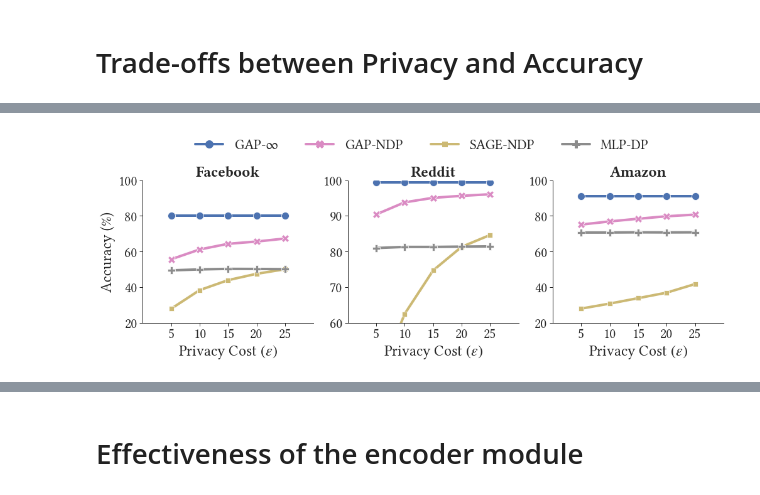
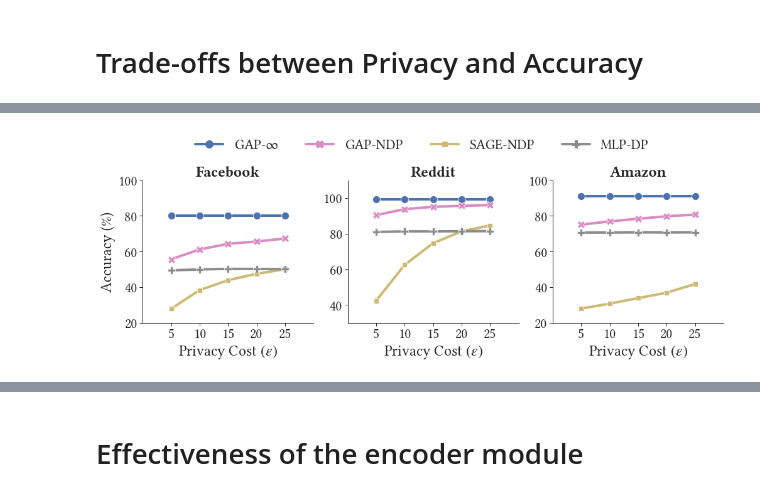
Before and after one commit to sisaman/GAP, a Jupyter notebook: results.ipynb, the cells around one changed output, grey strips where cells are left out. Saved outputs shown, nothing was run; the diff lists cells and outputs as text; code cells hidden in the pictures.

```diff
--- a/results.ipynb
+++ b/results.ipynb
@@ -27,24 +28,15 @@ wandb_user = 'sisaman'
 wandb_project = 'GAP'
 # %%
 api = wandb.Api()
-
-# Project is specified by <entity/project-name>
-runs = api.runs(f"{wandb_user}/{wandb_project}")
+runs = api.runs(f"{wandb_user}/{wandb_project}", per_page=2000)
 
 data_list = []
-
 for run in track(runs):
     data = {}
-    # .summary contains the output keys/values for metrics like accuracy.
-    #  We call ._json_dict to omit large files
     data.update(run.summary._json_dict)
-
-    # .config contains the hyperparameters.
-    #  We remove special values that start with _.
     data.update(run.config)
-
-    # .name is the human-readable name of the run.
     data['id'] = run.name
     data['name'] = {'GAP-INF': 'GAP-$\infty$', 'SAGE-INF': 'SAGE-$\infty$'}.get(data['name'], data['name'])
+    data['epsilon'] = float(data['epsilon'])
     data_list.append(data)
 # %% [output]
@@ -124,13 +116,14 @@ df = pd.DataFrame(data_list)
 df = df.filter(items=cols)
 df = df[df['name'].isin(methods)]
 df = df[df['dataset'].isin(datasets)]
+df = df[df['epsilon'].isin(epsilons+[0,np.inf])]
 
 # select best models based on valication accuracy
 idx = df.groupby(['dataset', 'name', 'epsilon'])['val/acc_mean'].idxmax().values
 df = df.loc[idx]
 
 # expand epsilon for methods with eps=0 or eps=inf
-df['epsilon'] = df['epsilon'].apply(lambda eps: epsilons if eps in ('Infinity',0) else eps)
+df['epsilon'] = df['epsilon'].apply(lambda eps: epsilons if eps in (np.inf, 0) else eps)
 df = df.explode(column='epsilon')
 df = df.reset_index(drop=True)
 
@@ -147,9 +140,9 @@ for dataset, ax in zip(datasets, g.axes[0]):
     ax.set_title(label=dataset.capitalize(), fontdict={'fontweight': 'bold'}, )
 
 g.axes[0][0].set(ylim=(40,90),ylabel='Accuracy (%)')
-g.axes[0][1].set(ylim=(73,103),yticks=range(75,105,5))
+g.axes[0][1].set(ylim=(70,105),yticks=range(75,105,5))
 g.axes[0][2].set_ylim(60,100)
 g.fig.subplots_adjust(hspace=0.4, wspace=0.2)
 g.fig.set_figwidth(16)
-g.savefig('figs/edge.pdf')
+g.savefig('figs/edge1.pdf')
 # %% [output]
@@ -164,36 +198,37 @@ df = pd.DataFrame(data_list)
 df = df.filter(items=cols)
 df = df[df['name'].isin(methods)]
 df = df[df['dataset'].isin(datasets)]
+df = df[df['epsilon'].isin(epsilons+[0,np.inf])]
 
 # select best models based on valication accuracy
 idx = df.groupby(['dataset', 'name', 'epsilon'])['val/acc_mean'].idxmax().values
 df = df.loc[idx]
 
 # expand epsilon for methods with eps=0 or eps=inf
-df['epsilon'] = df['epsilon'].apply(lambda eps: epsilons if eps in ('Infinity',0) else eps)
+df['epsilon'] = df['epsilon'].apply(lambda eps: epsilons if eps in (np.inf, 0) else eps)
 df = df.explode(column='epsilon')
 df = df.reset_index(drop=True)
 
 # plot
 palette = sns.color_palette()
 g = sns.relplot(kind='line', data=df, x='epsilon', y='test/acc_mean', hue='name', col='dataset', aspect=1.2,
                 markers=True, dashes=False, style='name',
                 hue_order=methods, col_order=datasets, style_order=methods,
                 palette=[palette[0], palette[-4], palette[-2], palette[-3]],
                 facet_kws={'sharey': False, 'sharex': False})
 
 sns.move_legend(g, loc='upper center', title=None, ncol=6, bbox_to_anchor=(.45, 1.1))
 g.set(ylabel=None, xlabel='Privacy Cost $(\epsilon)$', xlim=(0,30), xticks=epsilons)
 
 for dataset, ax in zip(datasets, g.axes[0]):
     ax.set_title(label=dataset.capitalize(), fontdict={'fontweight': 'bold'}, )
 
 g.axes[0][0].set(ylim=(20,100),ylabel='Accuracy (%)')
-g.axes[0][1].set(ylim=(60,100),)
+g.axes[0][1].set(ylim=(30,110),)
 g.axes[0][2].set_ylim(20,100)
 
 g.fig.subplots_adjust(hspace=0.4, wspace=0.2)
 g.fig.set_figwidth(16)
-g.savefig('figs/node.pdf')
+g.savefig('figs/node1.pdf')
 # %% [output]
-[figure, old version]
+[figure, new version]
```
Also changed, not shown: parts of 7 cells of this notebook.
